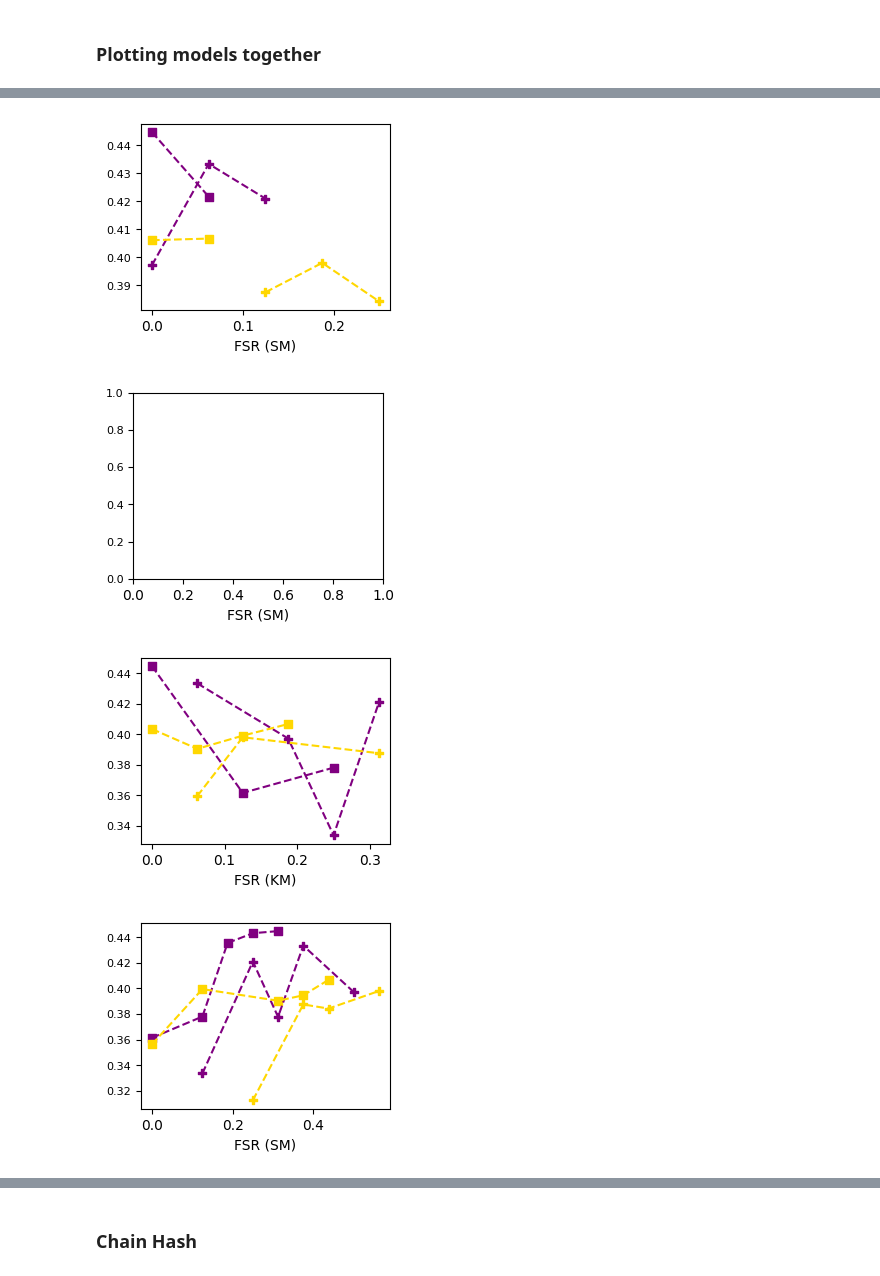
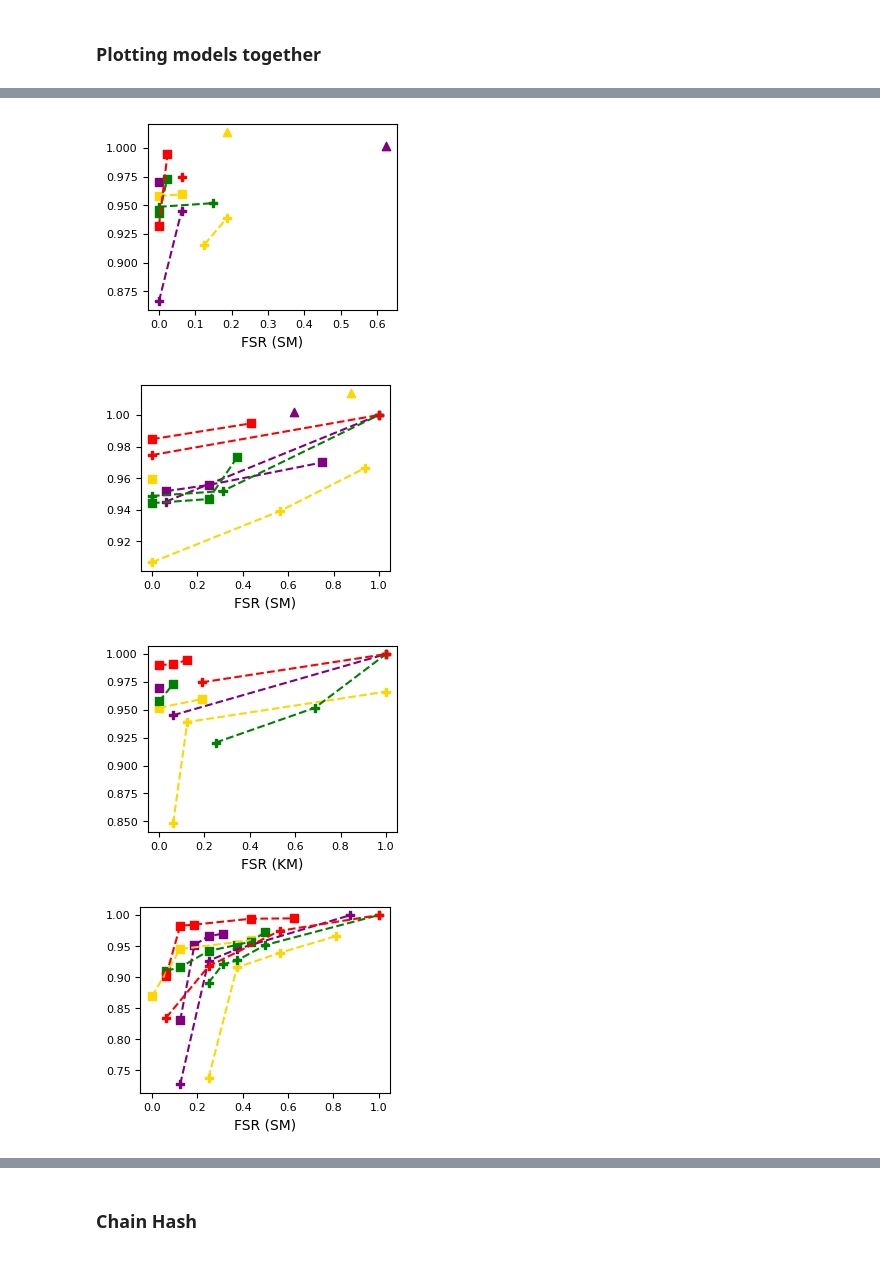
Before and after one commit to sentient-agi/mlprints, a Jupyter notebook: paper_plots.ipynb, the cells around one changed output, grey strips where cells are left out. Cells and saved outputs as stored; diff of their text form; code cells hidden in the pictures.

Commit message:
More paper plots

```diff
--- a/paper_plots.ipynb
+++ b/paper_plots.ipynb
@@ -28,7 +28,7 @@ FONT_SIZE_SMALL = 8
 plt.rc('font', size=FONT_SIZE_MAIN)          # controls default text sizes
 plt.rc('axes', titlesize=FONT_SIZE_MAIN)     # fontsize of the axes title
 plt.rc('axes', labelsize=FONT_SIZE_MAIN)    # fontsize of the x and y labels
-plt.rc('xtick', labelsize=FONT_SIZE_MAIN)    # fontsize of the tick labels
+plt.rc('xtick', labelsize=FONT_SIZE_SMALL)    # fontsize of the tick labels
 plt.rc('ytick', labelsize=FONT_SIZE_SMALL)    # fontsize of the tick labels
 plt.rc('legend', fontsize=FONT_SIZE_MAIN)    # legend fontsize
 # %% [markdown]
@@ -42,6 +42,7 @@ attack_results = json.load(open("experiments/models/consolidated_attack_results_
 fp_configs = attack_results["fp_hash_to_config"]
 attack_results = attack_results["results"]
 utils_results = json.load(open("experiments/utility_results/all_utils.json", "r"))
+baseline_utils = json.load(open("experiments/utility_results/baseline_utils.json", "r"))
 
 util_datasets = {"gsm8k": "exact_match,flexible-extract" ,
                   "ifeval": "inst_level_loose_acc,none",
@@ -197,7 +261,7 @@ def remove_points(points, threshold=0.05):
 model_fp_to_hash = {'meta-llama/llama-3.2-1b-instruct': {
     '16': {
         'chain_hash': ['77daecbbc256a352adfd67909c28df47ad9b7c3ea4d52fad9dc57293d045f9f1', '73b93ed1c5f35c52e7852b949dd01bc66c7ccd9f4627c70c8e27eb1670d61073'],
-        'instructional_fp': [''],
+        'instructional_fp': ['c347e0ff3736c555aee03eec29251da8252226ee832072cf403497158e70f557', 'e749874320b7178beb782f71a06f0d3c1cba9c432d37b723135bc8ee58c3dffd'],
         'perinucleus': ['5f602eba2013151f1af1ad5d069704fdbc5ee53623ead77af62adaa54405b8ac'],
         'fpedit': ['728e1b2e23c52010fb060e5a473fd1e32435cf9bbfa82cfee7a4fc879b71d8a6'],
         'imf': ['66caf8423b5f660cee2cae678fa8d12bd62c21a03668cf0ed9315703304b1dce'],
@@ -205,9 +269,9 @@ model_fp_to_hash = {'meta-llama/llama-3.2-1b-instruct': {
     },
     '128': {
         'chain_hash': ['36c3f2a9fa49ca1a8e5e8469746939958c3dde4a411709f1044bc35c85dacaae', '5d229427dfde4c58f8920ba749b6bb8222960dfdeac9af8ab4e534c7b759015a'],
-        'instructional_fp': [''],
+        'instructional_fp': ['d609a3610a07e82807361cd2974638243b44a8a112a3374fdd4f81c28b1885b8'],
         'perinucleus': ['ae7d43559ac561d476397f7f6201b0c4492b918fc9463084b153a968b7cc6d17'],
-        'fpedit': [''],
+        'fpedit': ['971dcd98da25fac9680ca69d1fb297fd81feddbf7471bbab0cdb8eb6305e48a4'],
         'imf': ['0492a659674d5d9b53c4bf731dd9f7e195a78016aac3fa4afefe24976d10e0d5'],
         'editMF': ['']
     },
@@ -216,7 +280,7 @@ model_fp_to_hash = {'meta-llama/llama-3.2-1b-instruct': {
                     'meta-llama/llama-3.1-8b-instruct': {
     '16': {
         'chain_hash': ['c31aa372cb408cfe0b63545348a5a839c9fc31c3d3372be79a9ea1b450e2830e', '0ef4379f70916f8df5df21bb6cf0163d42e88cdea9663e63080c4f6eaa57f36e'],
-        'instructional_fp': [''],
+        'instructional_fp': ['30fe5fbe254343d6ac822e535b820e07aa1ce1ca1c7431bf809d2497705ce214', 'c6f5ce193b7248aa0fd848e82d77ba29180dc8173e52a9b9a47ae57136554078'],
         'perinucleus': ['dae935601ac56d8fb4d5e502e626827ab373563c268143d34785de63145fcca2'],
         'fpedit': ['1b08121de20955cc781cacae27757719a29c7df2a5ffd1ccbb0fd0fbdd96a36c'],
         'imf': ['d9da9d5858ddde3e6e7a23d511689b45c9f3229b3b79ab8adb67475a27ab1caf'],
@@ -234,7 +298,7 @@ model_fp_to_hash = {'meta-llama/llama-3.2-1b-instruct': {
                     'qwen/qwen2.5-7b-instruct': {
     '16': {
         'chain_hash': ['0fcd54d06f3267521926d94f3505a99966653802056c704f4c1e182f54b2ccc3', 'd446fcf613df5023f16f619223bc5e7fd35d6e1d0161b5c2c2e8154f28460f42'],
-        'instructional_fp': [''],
+        'instructional_fp': ['dc46c876aa7504ca7c245a4ff4415d1592f89850bcfd4931953ccf92fd6b8287', '0ff41714e317171baa10014549be716adac930d32f0b7aa4b5eef896fe4a703b'],
         'perinucleus': ['3e0a24cc96425ad5caeab7968222f56778b6eaa69a2c5b0427351f2470a2aa67'],
         'fpedit': ['88bf305a9a4e56ba2487c6cb4424c1cf619794c54ac1aadfe43833b498b1d407'],
         'imf': ['ccc40bae6b8ca689393828a9c52567a2f752e340387601e369d37266f6cd0ce7'],
@@ -252,7 +316,7 @@ model_fp_to_hash = {'meta-llama/llama-3.2-1b-instruct': {
         'qwen/qwen2.5-1.5b-instruct': {
     '16': {
         'chain_hash': ['3e8809f4c8394aab34dce1c61d07fe20757dad984af490635ffedaec58616c3c', 'de770d362504f40facd9a4eea4031bae14ae2a18fdcd16dc4c53760122925230'],
-        'instructional_fp': [''],
+        'instructional_fp': ['66fdcc8309091bc45afc2fb22101ac9ee0b3b50f4dde7ed615a1f5dbbbe2f4f0', '340e02c490300621650fcbf00270f2ae345b9a8be945e39191e31d9004f612ea' ],
         'perinucleus': ['c87c10343c1f77f1466e03d44f58a019de11e7e086fa719e947b21c6a4fa4175'],
         'fpedit': ['6e2dea8d4d78acf60b19e305cffe35be4b508cead6fb246d3bc4b2edd219388a'],
         'imf': ['ed9a77f055fee6344484d87da7aa4c13f33596ad5312dcbb55a5052e7da9fb32'],
@@ -260,7 +324,7 @@ model_fp_to_hash = {'meta-llama/llama-3.2-1b-instruct': {
     },
     '128': {
         'chain_hash': ['2bbefc557fd0a8efc7320c21c614e946311dce117f2a730e59c702104f161a44', '2ed863f17f1576bc4294502dfeea776ccfffd9f8268a76ebbe06738c02b29191'],
-        'instructional_fp': [''],
+        'instructional_fp': ['1da2c60b94f2b51fba7600108f158adcdac4584240a15fc9a9c67cdbce04a28d'],
         'perinucleus': ['3cc195cac17f3819c8c07abae7d96191a15d58a2f0fa3239a86965247491bb0d'],
         'fpedit': ['726cf1ae4675325d8ebfec64acf5a15a3d60c00ade1a9b2d6eb7a6c8314d849e'],
         'imf': ['6c66a7277b6d47c1c016468a9478c4a13fbe15df11c5a20676c1b650548347c2'],
@@ -597,14 +773,26 @@ attack_to_shape = {
     "ImprobableTokenWithThresholdLogitsProcessor-thresh": "x",
     "BlockTopWordLogitProcessor-thresh": "D",
 }
-metric_to_color = ["purple", "gold", "green"]
+metric_to_color = ["purple", "gold", "green", "red"]
 
 threshold_params = ["threshold", "prob_threshold_to_add_to_lexical_set", "prob_threshold_to_apply_attack"]
 
 sep_thresholded = False
-smoothing_threshold = 0.01
+smoothing_threshold = 0.02
 
-all_models = ['qwen/qwen2.5-1.5b-instruct', 'meta-llama/llama-3.2-1b-instruct']
+
+use_pareto = True
+multi_util_aggregation = max
+normalize_utils = True
+
+
+all_models = [
+    'qwen/qwen2.5-1.5b-instruct',
+    'meta-llama/llama-3.2-1b-instruct',
+    'qwen/qwen2.5-7b-instruct',
+    'meta-llama/llama-3.1-8b-instruct',
+
+              ]
 all_num_fps = ['16']
 all_fp_algos = list(model_fp_to_hash[all_models[0]][all_num_fps[0]].keys())
 
@@ -623,6 +811,11 @@ for plotting_mode in ["primary", "secondary"]:
                 ax.set_xlabel(f"FSR ({metric_to_label[sec_metric]})")
 
             for model in all_models:
+                baseline_util = baseline_utils[model]
+                if normalize_utils:
+                    mean_baseline_util = np.mean([multi_util_aggregation(v) for k,v in baseline_util.items() if k in utils_to_keep])
+                else:
+                    mean_baseline_util = 0.0
                 fp_config_hash = model_fp_to_hash[model][num_fp][fp_algo][0]
                 if not fp_config_hash:
                     continue
@@ -639,7 +832,7 @@ for plotting_mode in ["primary", "secondary"]:
                     sec_util_points_thresholded = []
 
                     for attack_config in res[attack_name]:
-                        attack_utils = get_utils_safely(model, attack_name, attack_config, utils_results, utils_to_keep)
+                        attack_utils = get_utils_safely(model, attack_name, attack_config, utils_results, utils_to_keep, multi_util_aggregation=multi_util_aggregation)
                         if not attack_utils:
                             # print(f"No attack utils for {attack_name} {attack_config}")
                             continue
@@ -668,11 +861,14 @@ for plotting_mode in ["primary", "secondary"]:
                         sec_metric_value = min(sec_metric_values)
 
 
-                        prim_list.append((prim_metric_value, np.mean(list(attack_utils.values()))))
-                        sec_list.append((sec_metric_value, np.mean(list(attack_utils.values()))))
+                        prim_list.append((prim_metric_value, np.mean(list(attack_utils.values()))/mean_baseline_util))
+                        sec_list.append((sec_metric_value, np.mean(list(attack_utils.values()))/mean_baseline_util))
 
 
                     if prim_util_points:
+                        if use_pareto:
+                            prim_util_points = pareto_points(prim_util_points)
+                            sec_util_points = pareto_points(sec_util_points)
                         prim_util_points = remove_points(prim_util_points, threshold=smoothing_threshold)
                         sec_util_points = remove_points(sec_util_points, threshold=smoothing_threshold)
                         if plotting_mode == "primary":
@@ -684,6 +880,10 @@ for plotting_mode in ["primary", "secondary"]:
                         is_plotted = True
 
                     if prim_util_points_thresholded:
+
+                        if use_pareto:
+                            prim_util_points_thresholded = pareto_points(prim_util_points_thresholded)
+                            sec_util_points_thresholded = pareto_points(sec_util_points_thresholded)
                         prim_util_points_thresholded = remove_points(prim_util_points_thresholded, threshold=smoothing_threshold)
                         sec_util_points_thresholded = remove_points(sec_util_points_thresholded, threshold=smoothing_threshold)
                         if plotting_mode == "primary":
@@ -703,4 +903,4 @@ for plotting_mode in ["primary", "secondary"]:
-[figure, old version]
+[figure, new version]
-[figure, old version]
+[figure, new version]
-[figure, old version]
+[figure, new version]
-[figure, old version]
+[figure, new version]
```
Also changed, not shown: parts of 7 cells of this notebook, 3 other files.
